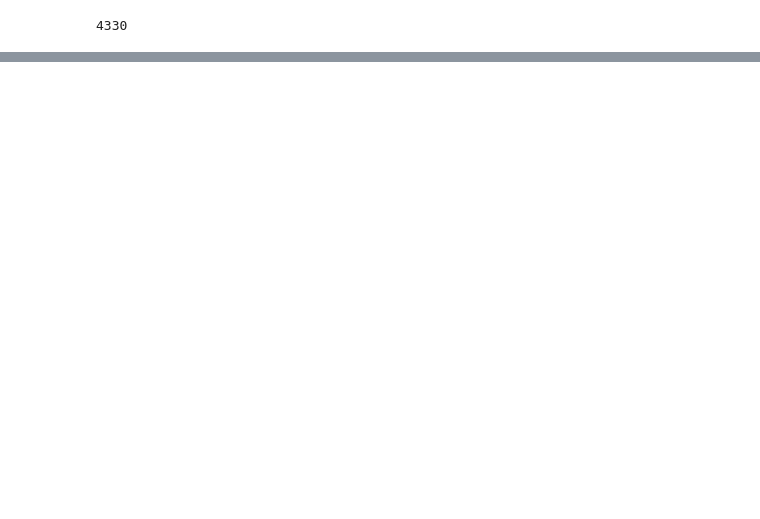
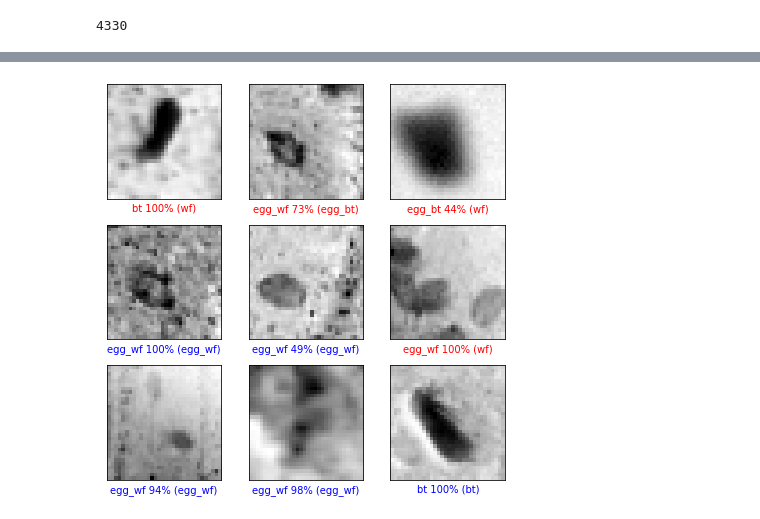
Before and after one commit to SrivenkateswaraRao/Research-Project, a Jupyter notebook: Pest_VGG16.ipynb, the cells around one changed output, grey strips where cells are left out. Cells and saved outputs as stored; diff of their text form; code cells hidden in the pictures; blank space fills up the shorter version.

```diff
--- a/Pest_VGG16.ipynb
+++ b/Pest_VGG16.ipynb
@@ -238,0 +199,34 @@ Epoch 00025: accuracy did not improve from 0.77933
+# %%
+def plot_image(i, predictions_array, true_labels, images):
+  predictions_array, true_label, img = predictions_array[i], true_labels[i], images[i]
+  plt.grid(False)
+  plt.xticks([])
+  plt.yticks([])
+
+  plt.imshow(img[...,0], cmap=plt.cm.binary)
+
+  predicted_label = np.argmax(predictions_array)
+  if predicted_label == true_label:
+    color = 'blue'
+  else:
+    color = 'red'
+
+  plt.xlabel("{} {:2.0f}% ({})".format(class_object[predicted_label],
+                                100*np.max(predictions_array),
+                                class_object[true_label]),
+                                color=color)
+# %%
+num_rows = 3
+num_cols = 3
+num_images = num_rows*num_cols
+plt.figure(figsize=(2*num_cols, 2*num_rows))
+test_images = testX[:num_images]
+predictions = model.predict(testX_Pred)
+for i in range(num_images):
+    plt.subplot(num_rows, num_cols, i+1)
+    plot_image(i, predictions, testY_Pred, testX_Pred)
+
+plt.tight_layout()
+plt.show()
+# %% [output]
+[figure, added]
```
Also changed, not shown: parts of 21 cells of this notebook.
